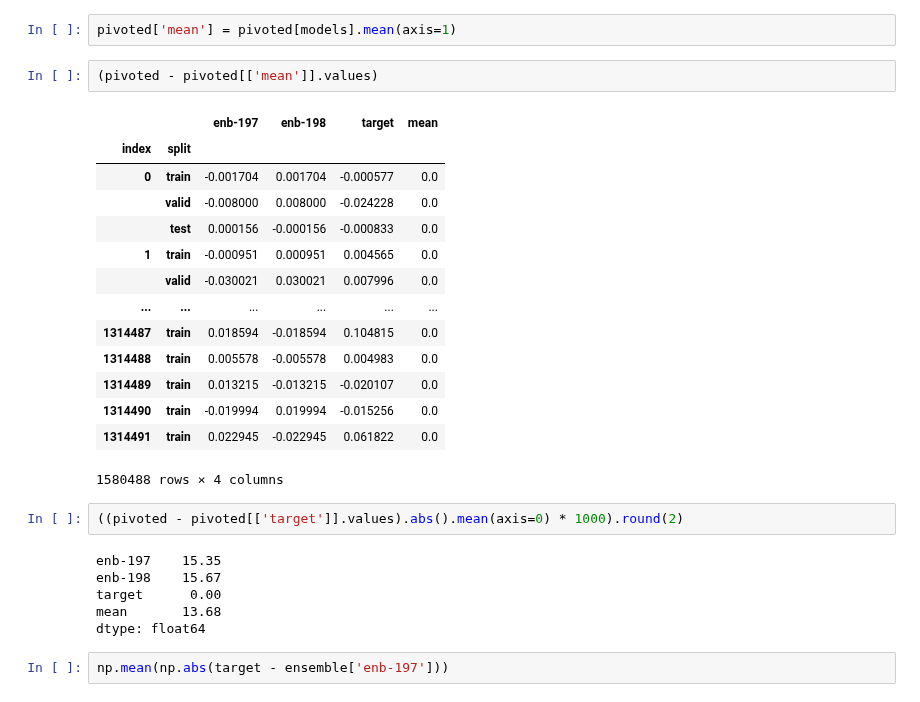
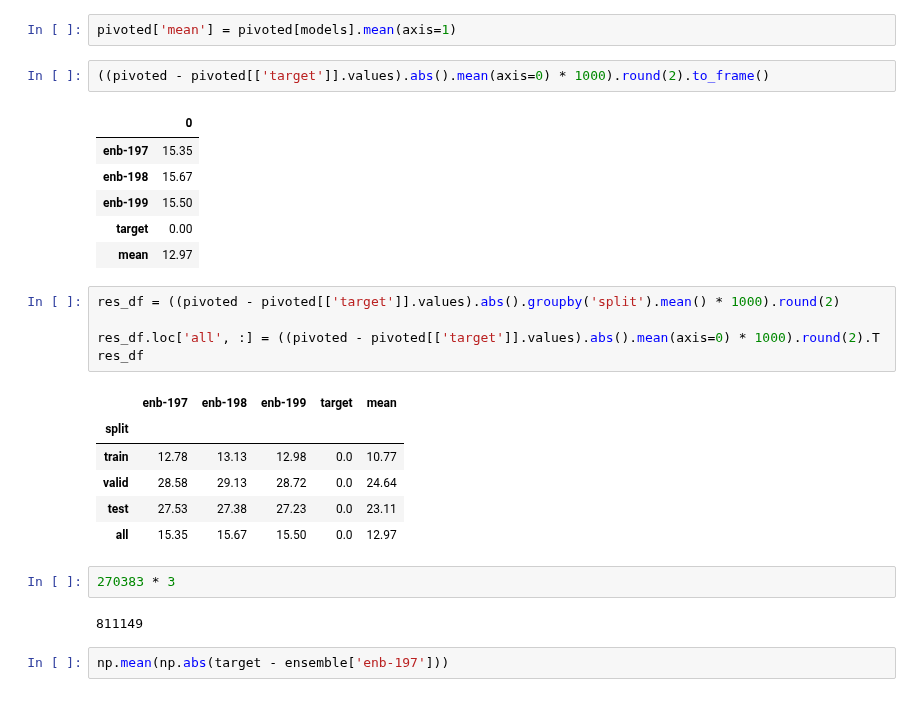
Before and after one commit to nicholas-miklaucic/facet, a Jupyter notebook: notebooks/figures.ipynb, the cells around one changed output. Cells and saved outputs as stored; diff of their text form.

```diff
--- a/notebooks/figures.ipynb
+++ b/notebooks/figures.ipynb
@@ -55,30 +55,30 @@ pivoted
 # %%
 pivoted['mean'] = pivoted[models].mean(axis=1)
-# %%
-(pivoted - pivoted[['mean']].values)
-# %% [output]
-|  |  | enb-197 | enb-198 | target | mean |
-| index | split |  |  |  |  |
-| 0 | train | -0.001704 | 0.001704 | -0.000577 | 0.0 |
-|  | valid | -0.008000 | 0.008000 | -0.024228 | 0.0 |
-|  | test | 0.000156 | -0.000156 | -0.000833 | 0.0 |
-| 1 | train | -0.000951 | 0.000951 | 0.004565 | 0.0 |
-|  | valid | -0.030021 | 0.030021 | 0.007996 | 0.0 |
-| ... | ... | ... | ... | ... | ... |
-| 1314487 | train | 0.018594 | -0.018594 | 0.104815 | 0.0 |
-| 1314488 | train | 0.005578 | -0.005578 | 0.004983 | 0.0 |
-| 1314489 | train | 0.013215 | -0.013215 | -0.020107 | 0.0 |
-| 1314490 | train | -0.019994 | 0.019994 | -0.015256 | 0.0 |
-| 1314491 | train | 0.022945 | -0.022945 | 0.061822 | 0.0 |
-1580488 rows × 4 columns
 # %%
-((pivoted - pivoted[['target']].values).abs().mean(axis=0) * 1000).round(2)
+((pivoted - pivoted[['target']].values).abs().mean(axis=0) * 1000).round(2).to_frame()
 # %% [output]
-enb-197    15.35
-enb-198    15.67
-target      0.00
-mean       13.68
-dtype: float64
+|  | 0 |
+| enb-197 | 15.35 |
+| enb-198 | 15.67 |
+| enb-199 | 15.50 |
+| target | 0.00 |
+| mean | 12.97 |
+# %%
+res_df = ((pivoted - pivoted[['target']].values).abs().groupby('split').mean() * 1000).round(2)
+
+res_df.loc['all', :] = ((pivoted - pivoted[['target']].values).abs().mean(axis=0) * 1000).round(2).T
+res_df
+# %% [output]
+|  | enb-197 | enb-198 | enb-199 | target | mean |
+| split |  |  |  |  |  |
+| train | 12.78 | 13.13 | 12.98 | 0.0 | 10.77 |
+| valid | 28.58 | 29.13 | 28.72 | 0.0 | 24.64 |
+| test | 27.53 | 27.38 | 27.23 | 0.0 | 23.11 |
+| all | 15.35 | 15.67 | 15.50 | 0.0 | 12.97 |
+# %%
+270383 * 3
+# %% [output]
+811149
 # %%
 np.mean(np.abs(target - ensemble['enb-197']))
 # %% [output]
```
Also changed, not shown: parts of 2 cells of this notebook, 1 other file.
